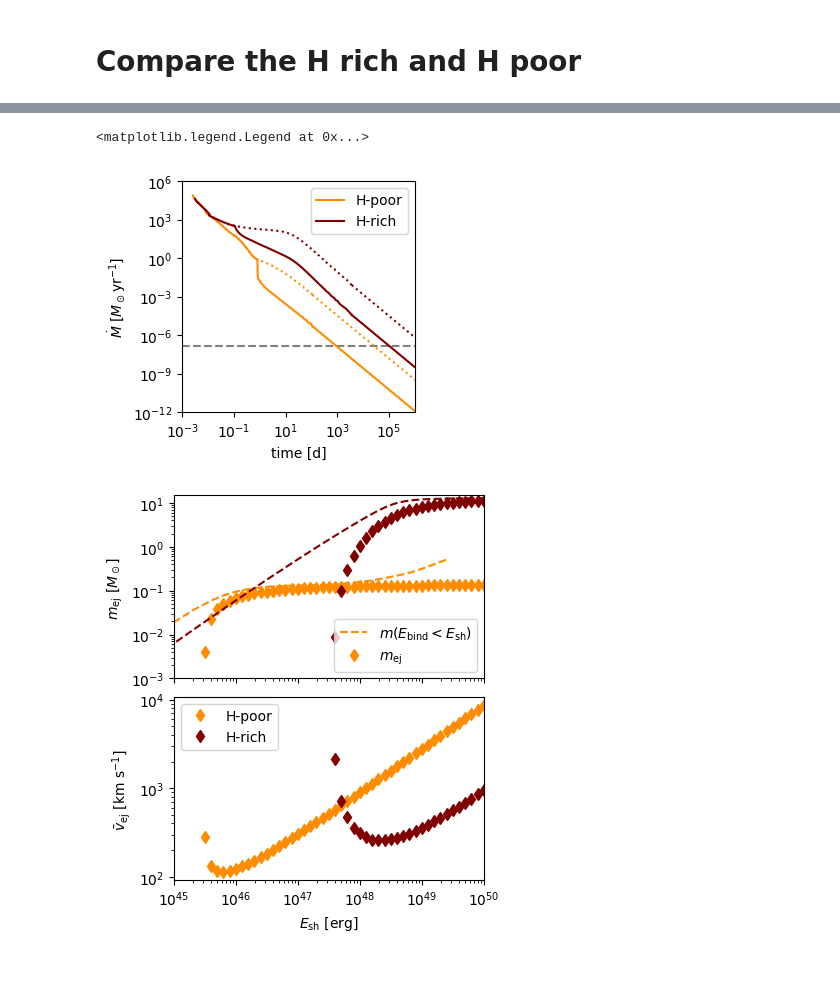
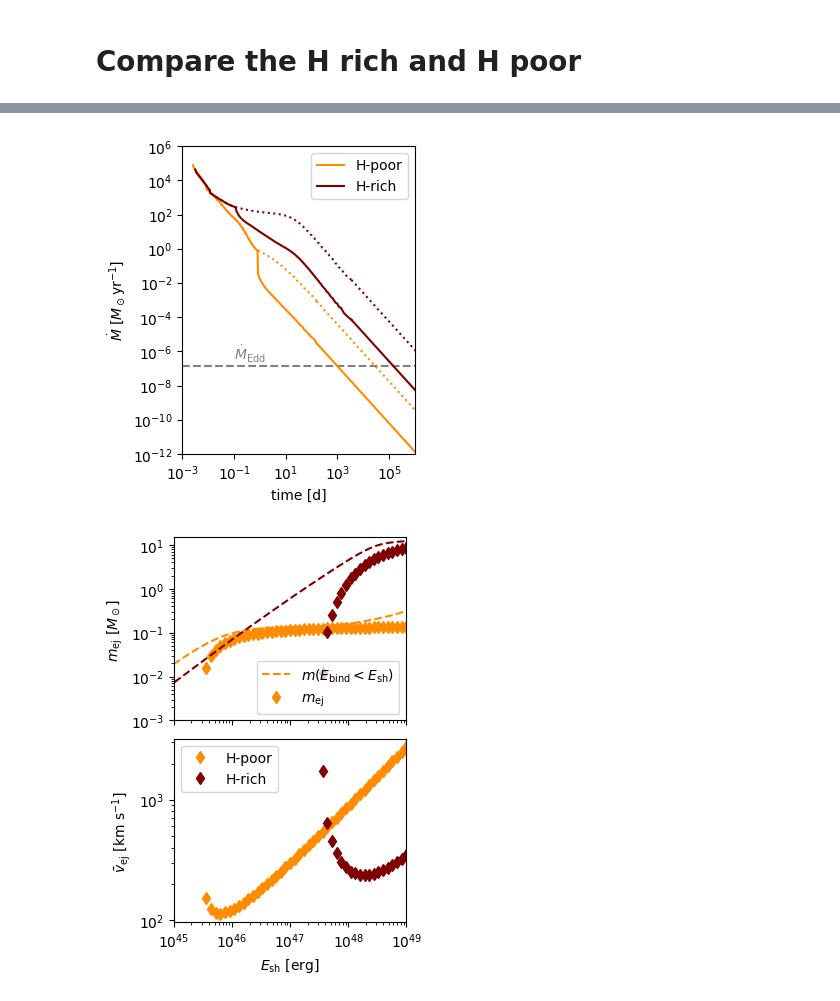
Before and after one commit to morganemacleod/FailedSNCalcs, a Jupyter notebook: MESAfailedSN.ipynb, the cells around one changed output, grey strips where cells are left out. Cells and saved outputs as stored; diff of their text form; code cells hidden in the pictures; blank space fills up the shorter version.

```diff
--- a/MESAfailedSN.ipynb
+++ b/MESAfailedSN.ipynb
@@ -807,39 +758,41 @@ def fallback_plot(p,label='',color='DodgerBlue'):
         tnorm = p['tff_v'][ind+offset]
 
         tfactor = np.logspace(0,5)
         plt.plot(tfactor*tnorm/tscale,mdnormf/mdscale*(tfactor)**(-5/3.),color=color,ls='-')
         plt.plot(tfactor*tnorm/tscale,mdnorm/mdscale*(tfactor)**(-5/3.),color=color,ls=':')
 
 
     #plt.legend(loc='lower left')
     plt.loglog()
     plt.xlabel('time [d]')
     plt.ylabel(r'$\dot M \ [M_\odot {\rm yr}^{-1}]$')
 
 
 
 
 
 ## Add columns for a given shock energy
-plt.figure(figsize=(3,3))
+plt.figure(figsize=(3,4))
 plt.axhline((1.26e38*pp['mass'][0] / (0.1*c.c**2)) /mdscale, ls='--',color='grey',zorder=0)
 
 myE = 1e48
 add_profile_columns_Eshock_fallback(pp,Etot=myE,alpha=1)
 fallback_plot(pp,color='DarkOrange',label='H-poor')
 
 add_profile_columns_Eshock_fallback(pr,Etot=myE,alpha=1)
 fallback_plot(pr,color='Maroon',label='H-rich')
 
 plt.xlim(1e-3,1e6)
 plt.ylim(1e-12,1e6)
+plt.annotate(r'$\dot M_{\rm Edd}$',(0.1,3e-7),color='grey')
 plt.legend()
+
+plt.savefig("Figs/mdot_Hrichpoor.pdf",bbox_inches='tight')
 # %% [output]
-<matplotlib.legend.Legend at 0x...>
-[figure, old version]
+[figure, new version]
 # %%
 # How much mass is ejected?
-Elist = np.logspace(45,50,51)
+Elist = np.logspace(45,49,51)
 
 
 def dm_vej_plot(p,color='DodgerBlue',label='',do_upper_label=False):
@@ -870,7 +823,7 @@ def dm_vej_plot(p,color='DodgerBlue',label='',do_upper_label=False):
 
     plt.ylabel(r'$m_{\rm ej} \ [M_\odot]$ ')
     #plt.xlabel(r"$E_{\rm sh}$ [erg]" )
-    plt.xlim(1.e45,1e50)
+    plt.xlim(1.e45,1e49)
     plt.ylim(1e-3,15)
     plt.legend()
     plt.xticks(visible=False)
@@ -883,20 +836,19 @@ def dm_vej_plot(p,color='DodgerBlue',label='',do_upper_label=False):
     plt.xlabel(r"$E_{\rm sh}$ [erg]" )
     plt.ylabel(r'$\bar v_{\rm ej} \ [{\rm km \ s}^{-1}]$ ')
     plt.loglog()
-    plt.xlim(1.e45,1e50)
+    plt.xlim(1.e45,1e49)
     plt.legend()
     plt.subplots_adjust(hspace=0.1)
 
 
-plt.figure(figsize=(4,5))
+plt.figure(figsize=(3,5))
 myE = 1e48
 add_profile_columns_Eshock_fallback(pp,Etot=myE,alpha=1)
-
-
 add_profile_columns_Eshock_fallback(pr,Etot=myE,alpha=1)
 
 
 dm_vej_plot(pp,color='DarkOrange',label='H-poor',do_upper_label=True)
 dm_vej_plot(pr,color='Maroon',label='H-rich')
+plt.savefig("Figs/mdot_DMVrichpoor.pdf",bbox_inches='tight')
 # %% [output]
-[figure, old version]
+[figure, new version]
```
Also changed, not shown: parts of 10 cells of this notebook, 7 other files.
